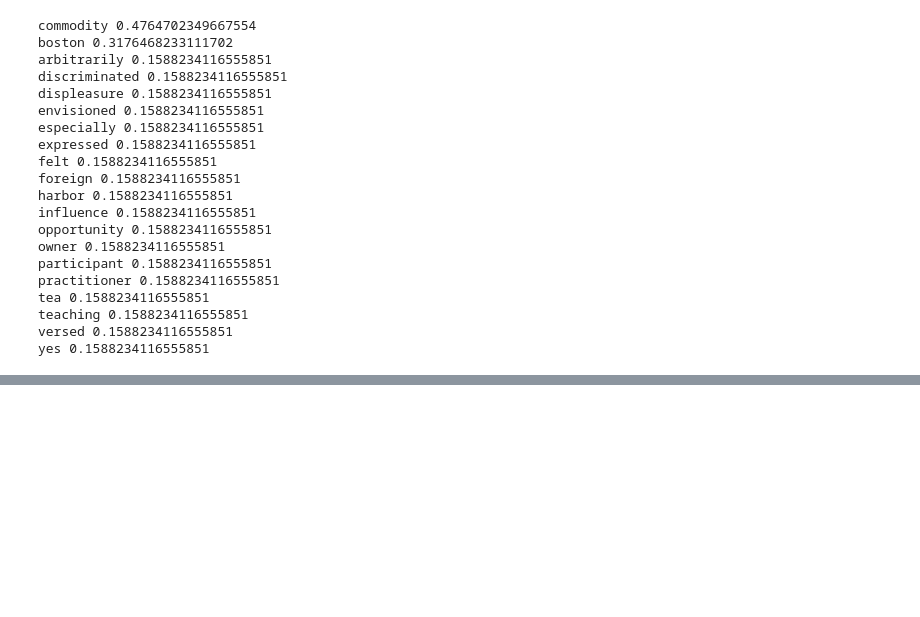
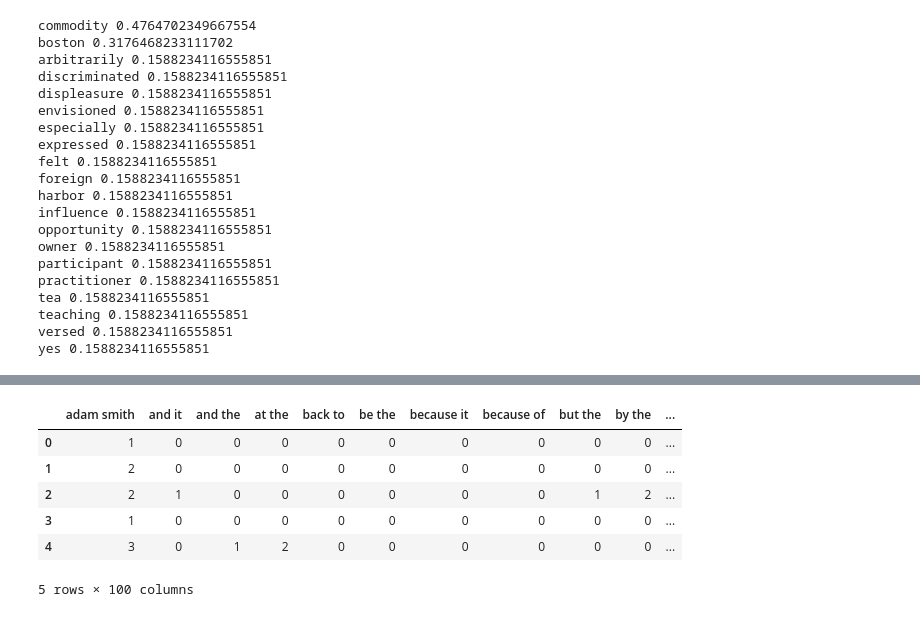
Before and after one commit to yuliiabosher/Adam_Smith_project, a Jupyter notebook: Visualisations.ipynb, the cells around one changed output, grey strips where cells are left out. Cells and saved outputs as stored; diff of their text form; code cells hidden in the pictures; blank space fills up the shorter version.

Commit message:
added bow_with_ngrams function

```diff
--- a/Visualisations.ipynb
+++ b/Visualisations.ipynb
@@ -258,0 +238,17 @@ word_cloud(df)
+# %%
+def bow_with_ngrams(df):
+  vect = CountVectorizer(ngram_range=(2, 2), max_features=100)
+  vect.fit(df.Extract)
+  X_extract = vect.transform(df.Extract)
+  X_df=pd.DataFrame(X_extract.toarray(), columns=vect.get_feature_names_out())
+  return X_df
+bow_with_ngrams(df).columns
+bow_with_ngrams(df).head()
+# %% [output]
+|  | adam smith | and it | and the | at the | back to | be the | because it | because of | but the | by the | ... |
+| 0 | 1 | 0 | 0 | 0 | 0 | 0 | 0 | 0 | 0 | 0 | ... |
+| 1 | 2 | 0 | 0 | 0 | 0 | 0 | 0 | 0 | 0 | 0 | ... |
+| 2 | 2 | 1 | 0 | 0 | 0 | 0 | 0 | 0 | 1 | 2 | ... |
+| 3 | 1 | 0 | 0 | 0 | 0 | 0 | 0 | 0 | 0 | 0 | ... |
+| 4 | 3 | 0 | 1 | 2 | 0 | 0 | 0 | 0 | 0 | 0 | ... |
+5 rows × 100 columns
```
Also changed, not shown: parts of 4 cells of this notebook.
